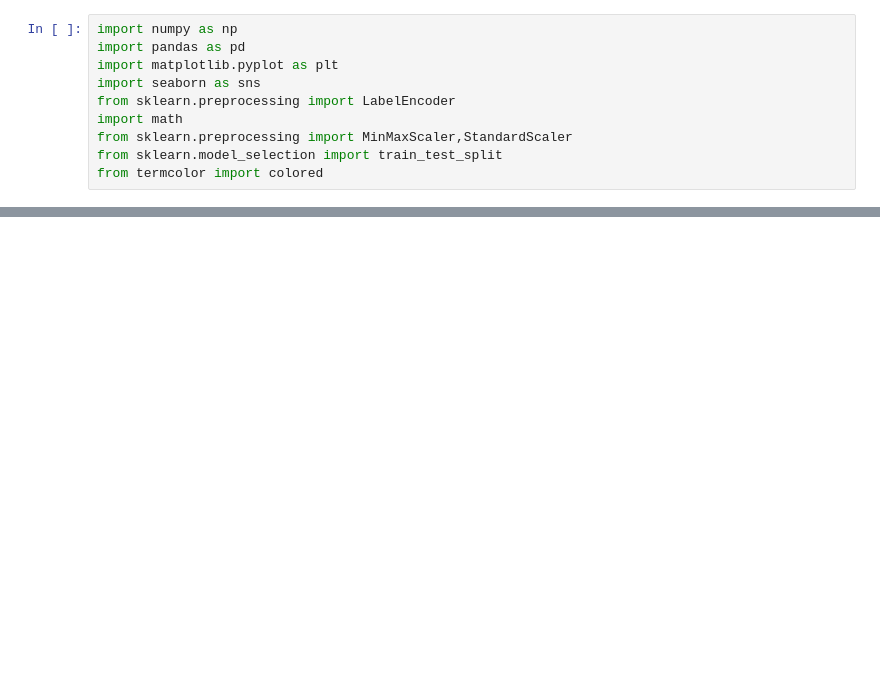
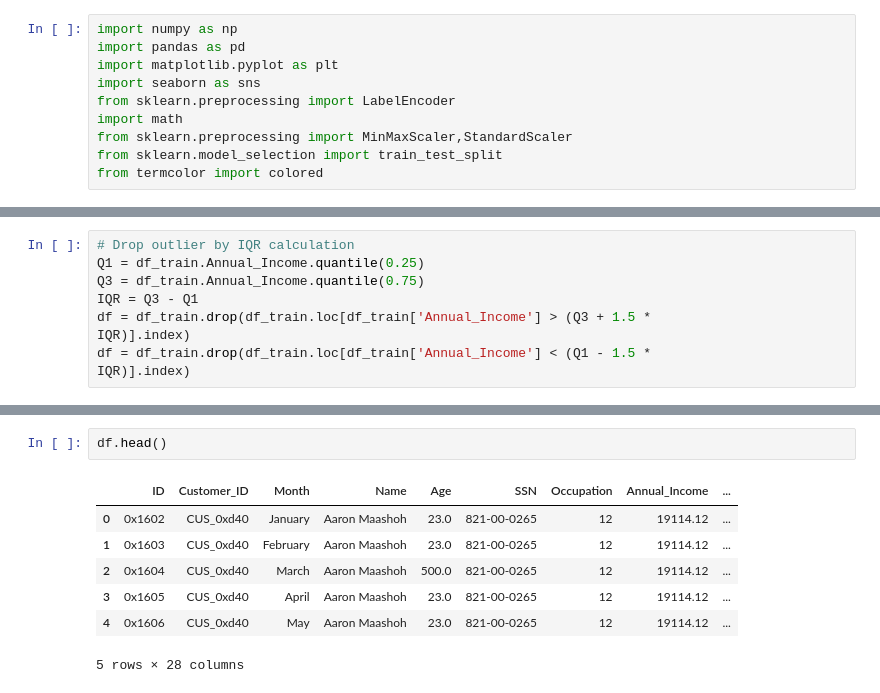
Before and after one commit to UEPP40/PUM, a Jupyter notebook: Zajęcia2.ipynb, the cells around one changed output, grey strips where cells are left out. Drawn from its saved outputs; the diff is of its cells as text; blank space fills up the shorter version.

```diff
--- a/Zajęcia2.ipynb
+++ b/Zajęcia2.ipynb
@@ -126,0 +202,9 @@ df_train.head()
+# %%
+# Drop outlier by IQR calculation
+Q1 = df_train.Annual_Income.quantile(0.25)
+Q3 = df_train.Annual_Income.quantile(0.75)
+IQR = Q3 - Q1
+df = df_train.drop(df_train.loc[df_train['Annual_Income'] > (Q3 + 1.5 *
+IQR)].index)
+df = df_train.drop(df_train.loc[df_train['Annual_Income'] < (Q1 - 1.5 *
+IQR)].index)
@@ -126,0 +223,10 @@ df_train.head()
+# %%
+df.head()
+# %% [output]
+|  | ID | Customer_ID | Month | Name | Age | SSN | Occupation | Annual_Income | ... |
+| 0 | 0x1602 | CUS_0xd40 | January | Aaron Maashoh | 23.0 | 821-00-0265 | 12 | 19114.12 | ... |
+| 1 | 0x1603 | CUS_0xd40 | February | Aaron Maashoh | 23.0 | 821-00-0265 | 12 | 19114.12 | ... |
+| 2 | 0x1604 | CUS_0xd40 | March | Aaron Maashoh | 500.0 | 821-00-0265 | 12 | 19114.12 | ... |
+| 3 | 0x1605 | CUS_0xd40 | April | Aaron Maashoh | 23.0 | 821-00-0265 | 12 | 19114.12 | ... |
+| 4 | 0x1606 | CUS_0xd40 | May | Aaron Maashoh | 23.0 | 821-00-0265 | 12 | 19114.12 | ... |
+5 rows × 28 columns
```
Also changed, not shown: parts of 15 cells of this notebook.
